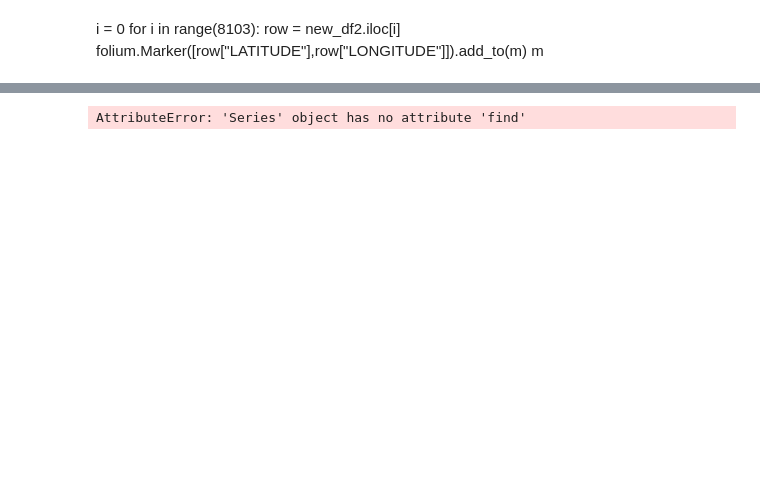
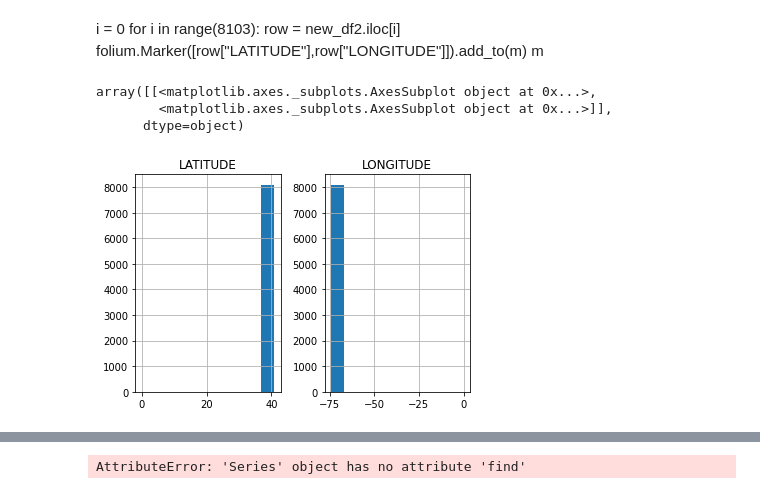
Before and after one commit to Dpinkney001/Data-Science-MAT328-Project-Spring-2021, a Jupyter notebook: Duvall Pinkney Data Science Project.ipynb, the cells around one changed output, grey strips where cells are left out. Saved outputs shown, nothing was run; the diff lists cells and outputs as text; code cells hidden in the pictures; blank space fills up the shorter version.

```diff
--- a/Duvall Pinkney Data Science Project.ipynb
+++ b/Duvall Pinkney Data Science Project.ipynb
@@ -269,6 +282,13 @@ for i in range(8103):
     row = new_df2.iloc[i]
     folium.Marker([row["LATITUDE"],row["LONGITUDE"]]).add_to(m)
 m
+# %%
+new_df2.hist()
+# %% [output]
+array([[<matplotlib.axes._subplots.AxesSubplot object at 0x...>,
+        <matplotlib.axes._subplots.AxesSubplot object at 0x...>]],
+      dtype=object)
+[figure, added]
 # %%
 def clock():
     for hour in range(0,24):
```
Also changed, not shown: parts of 8 cells of this notebook.
